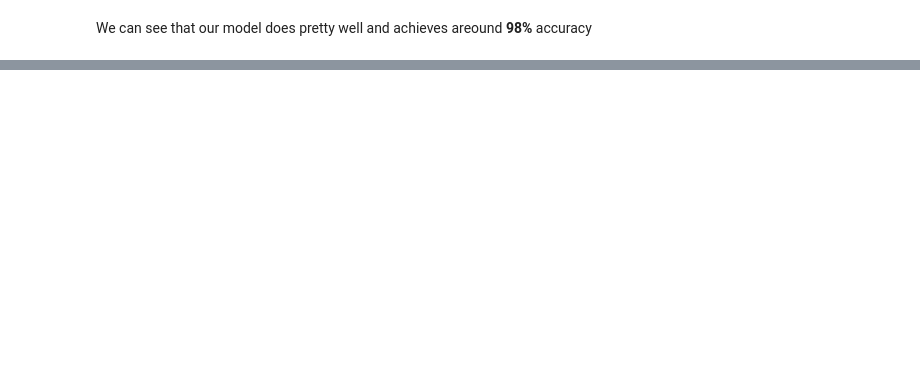
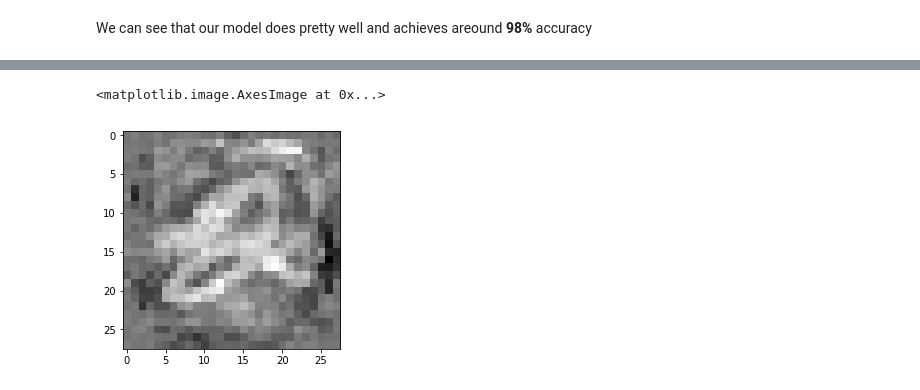
Before and after one commit to halldorbjarni/ml_challenge, a Jupyter notebook: 500Pix_Challenge.ipynb, the cells around one changed output, grey strips where cells are left out. Drawn from its saved outputs; the diff is of its cells as text; code cells hidden in the pictures; blank space fills up the shorter version.

```diff
--- a/500Pix_Challenge.ipynb
+++ b/500Pix_Challenge.ipynb
@@ -73,0 +88,35 @@ plt.show()
+# %%
+correct_label = 6
+prob_func = model.layers[-1].output[0, correct_label] #this is the assigned probability of an image being a six
+gradients_func = tf.keras.backend.gradients(prob_func, model.layers[0].input)[0] #the gradient to change the input to minimize our loss
+grab_cost_and_gradients_from_model = tf.keras.backend.function([model.layers[0].input, tf.keras.backend.learning_phase()], [prob_func, gradients_func])
+# %%
+prob = 0.0
+learning_rate = 1000
+hacked_image = np.copy(x_train_two[0])
+hacked_image = np.expand_dims(hacked_image, axis=0)
+max_change_below = hacked_image + 0.01
+max_change_above = hacked_image - 0.01
+# In a loop, keep adjusting the hacked image slightly so that it tricks the model more and more
+# until it gets to at least 80% confidence
+while prob < 0.8:
+    # Check how close the image is to our target class and grab the gradients we
+    # can use to push it one more step in that direction.
+    # Note: It's really important to pass in '0' for the Keras learning mode here!
+    # Keras layers behave differently in prediction vs. train modes!
+
+    prob, gradients = grab_cost_and_gradients_from_model([hacked_image, 0])
+    #print(loss)
+    #print(np.mean(gradients-bla))
+    #print(np.mean(gradients * learning_rate))
+    # Move the hacked image one step further towards fooling the model
+    old_image = hacked_image
+    #print("image:" + str(hacked_image[0][0][0]))
+    #print("gradient: " + str(gradients[0][0][0]))
+    hacked_image += gradients * learning_rate
+    #print("added:" + str(gradients[0][0][0] * learning_rate))
+    # Ensure that the image doesn't ever change too much to either look funny or to become an invalid image
+    #hacked_image = np.clip(hacked_image, max_change_below, max_change_above)
+    #hacked_image = np.clip(hacked_image, -1.0, 1.0)
+
+    print("Model's predicted likelihood that the image is a six: {:.8}%".format(prob * 100))
@@ -73,0 +141,5 @@ plt.show()
+# %%
+plt.imshow(hacked_image[0], cmap='gray')
+# %% [output]
+<matplotlib.image.AxesImage at 0x...>
+[figure, added]
```
Also changed, not shown: parts of 13 cells of this notebook.
